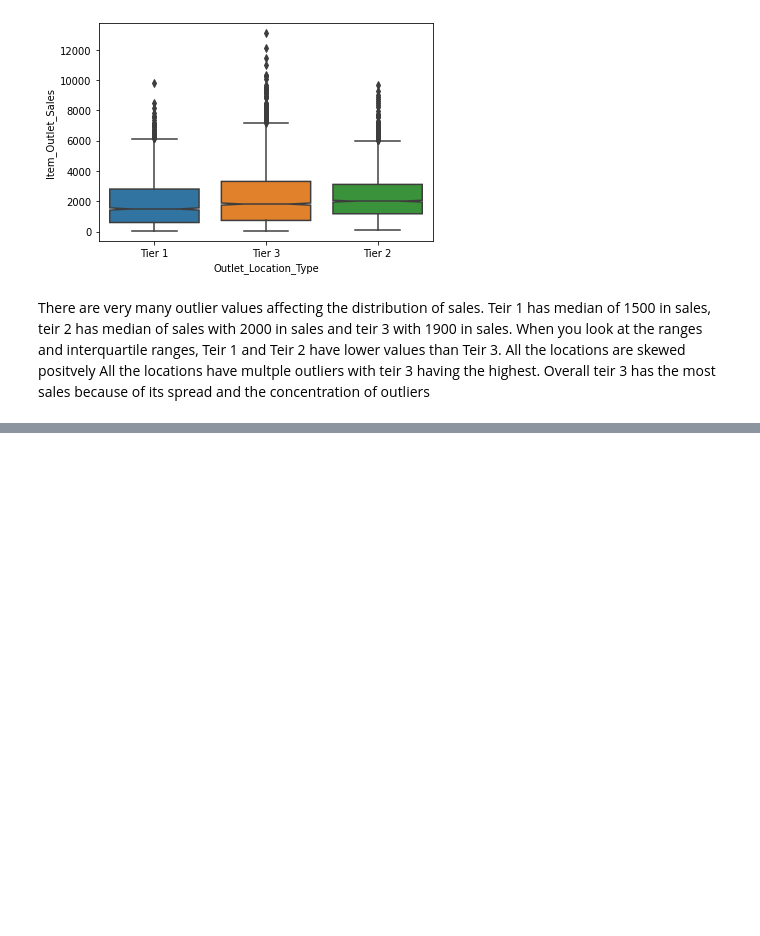
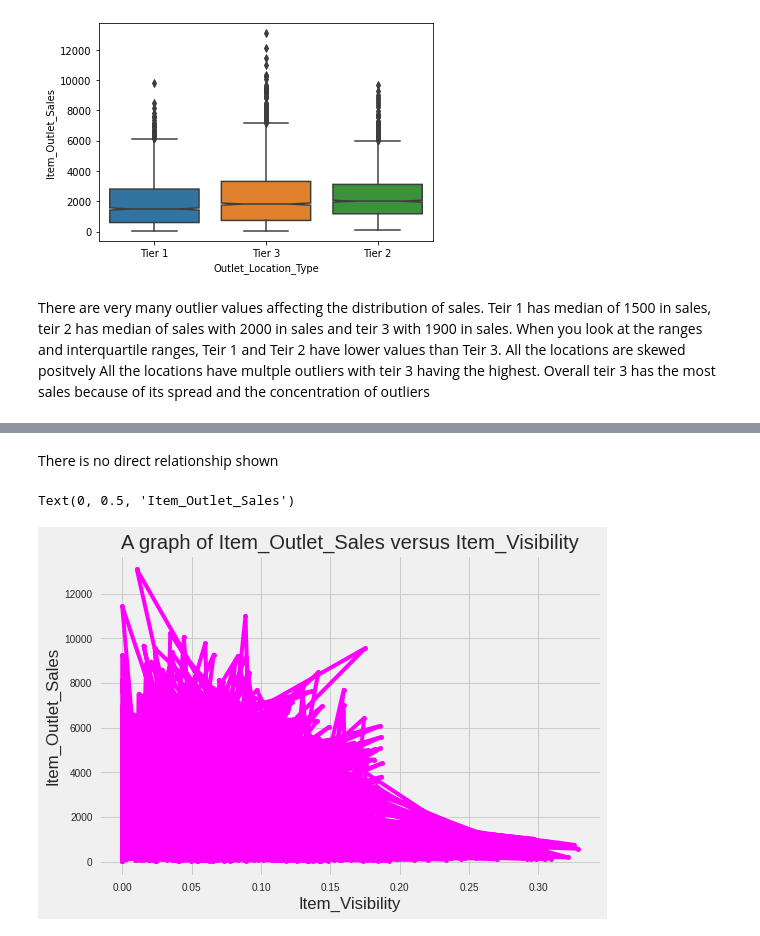
Before and after one commit to Gloria-L19/Sales_prediction, a Jupyter notebook: Salesprediction.ipynb, the cells around one changed output, grey strips where cells are left out. Cells and saved outputs as stored; diff of their text form; code cells hidden in the pictures; blank space fills up the shorter version.

```diff
--- a/Salesprediction.ipynb
+++ b/Salesprediction.ipynb
@@ -197,0 +229,14 @@ All the locations have multple outliers with  teir 3 having the highest. Overall
+# %% [markdown]
+There is no direct relationship shown
+# %%
+#looking at low_Fat
+Low_fat_filter=df[df['Item_Fat_Content']=='Low Fat']
+plt.style.use('fivethirtyeight')
+plt.plot(Low_fat_filter['Item_Visibility'], Low_fat_filter['Item_Outlet_Sales'],c='magenta',marker='.',markersize= 10)
+#adding title
+plt.title('A graph of Item_Outlet_Sales versus Item_Visibility')
+plt.xlabel('Item_Visibility')
+plt.ylabel('Item_Outlet_Sales')
+# %% [output]
+Text(0, 0.5, 'Item_Outlet_Sales')
+[figure, added]
```
Also changed, not shown: parts of 7 cells of this notebook.
